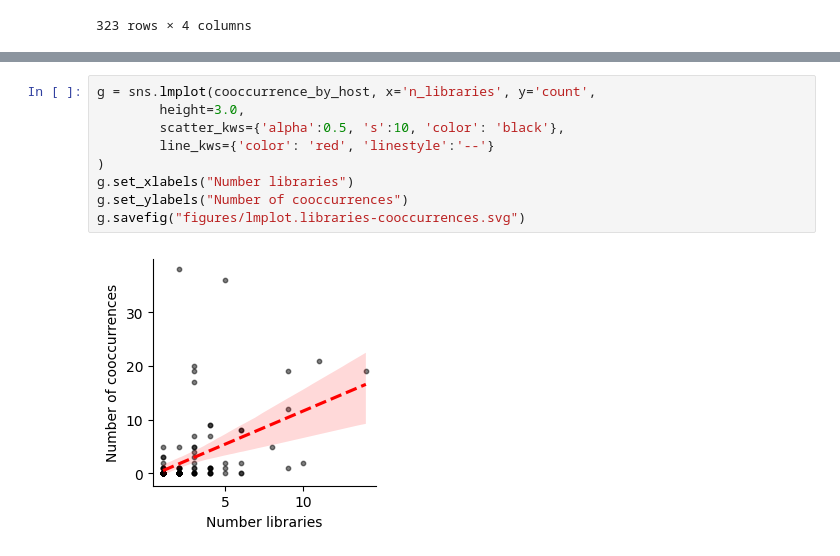
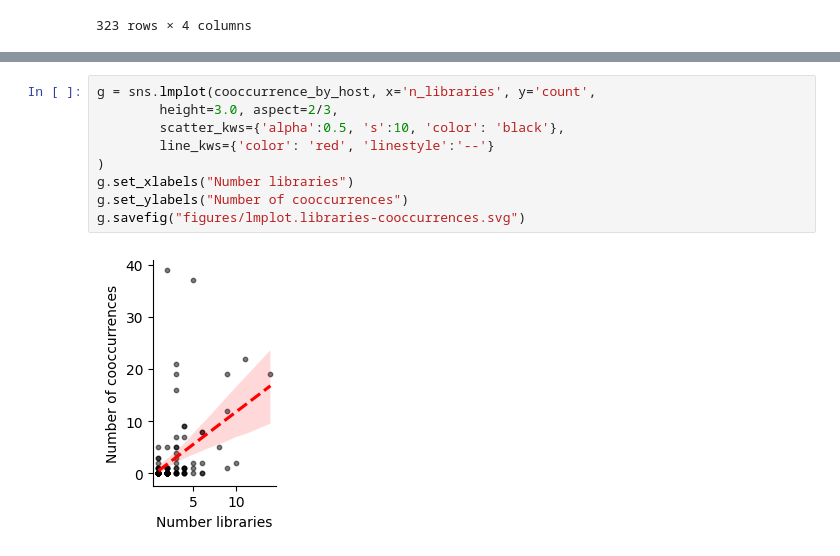
Before and after one commit to wilkinsonlab/miripvir25, a Jupyter notebook: analysis/analysis-01.cooccurrence-library.ipynb, the cells around one changed output, grey strips where cells are left out. Cells and saved outputs as stored; diff of their text form.

```diff
--- a/analysis/analysis-01.cooccurrence-library.ipynb
+++ b/analysis/analysis-01.cooccurrence-library.ipynb
@@ -292,15 +310,15 @@ cooccurrence_by_host
 119 rows × 8 columns
 # %%
 g = sns.lmplot(cooccurrence_by_host, x='n_libraries', y='count',
-        height=3.0,
+        height=3.0, aspect=2/3,
         scatter_kws={'alpha':0.5, 's':10, 'color': 'black'},
         line_kws={'color': 'red', 'linestyle':'--'}
 )
 g.set_xlabels("Number libraries")
 g.set_ylabels("Number of cooccurrences")
 g.savefig("figures/lmplot.libraries-cooccurrences.svg")
 # %% [output]
-[figure, old version]
+[figure, new version]
 # %%
 stats.linregress(cooccurrence_by_host['n_libraries'], cooccurrence_by_host['count'])
 # %% [output]
```
Also changed, not shown: parts of 35 cells of this notebook, 28 other files.
